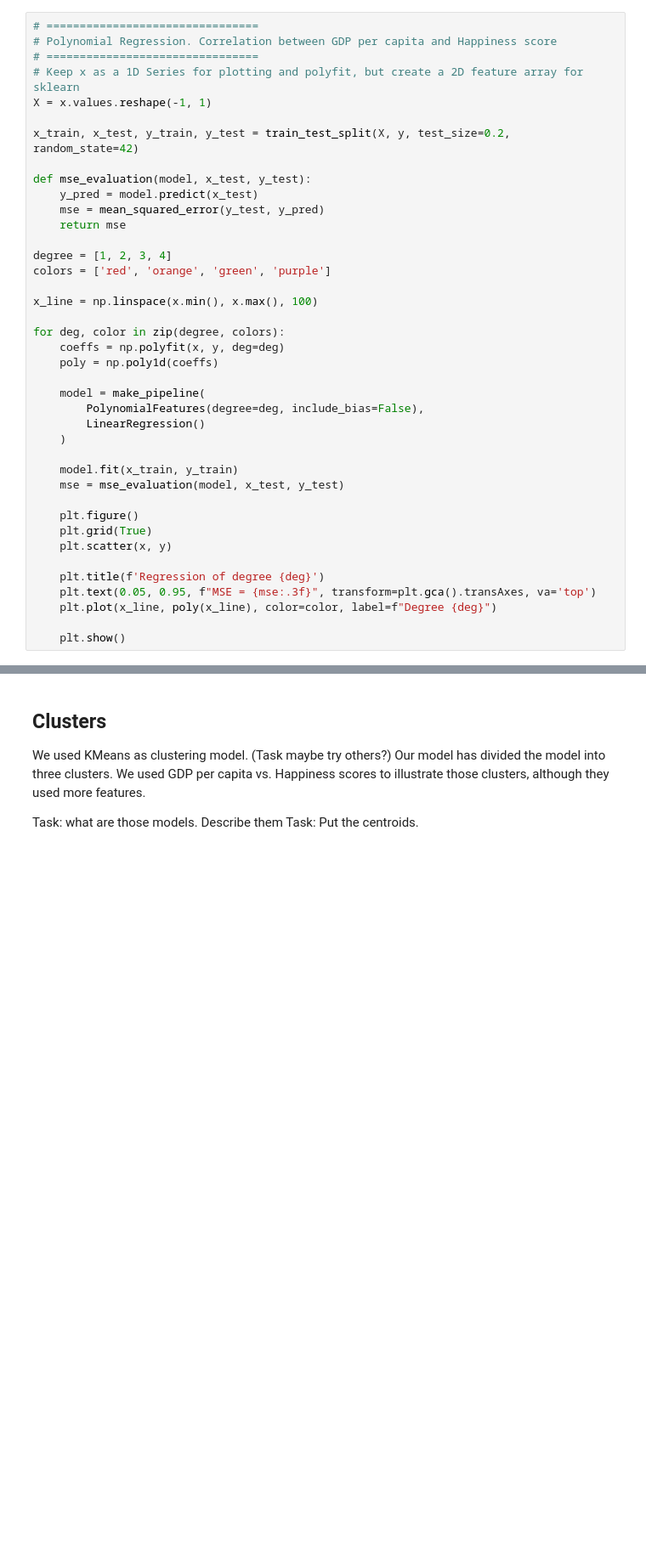
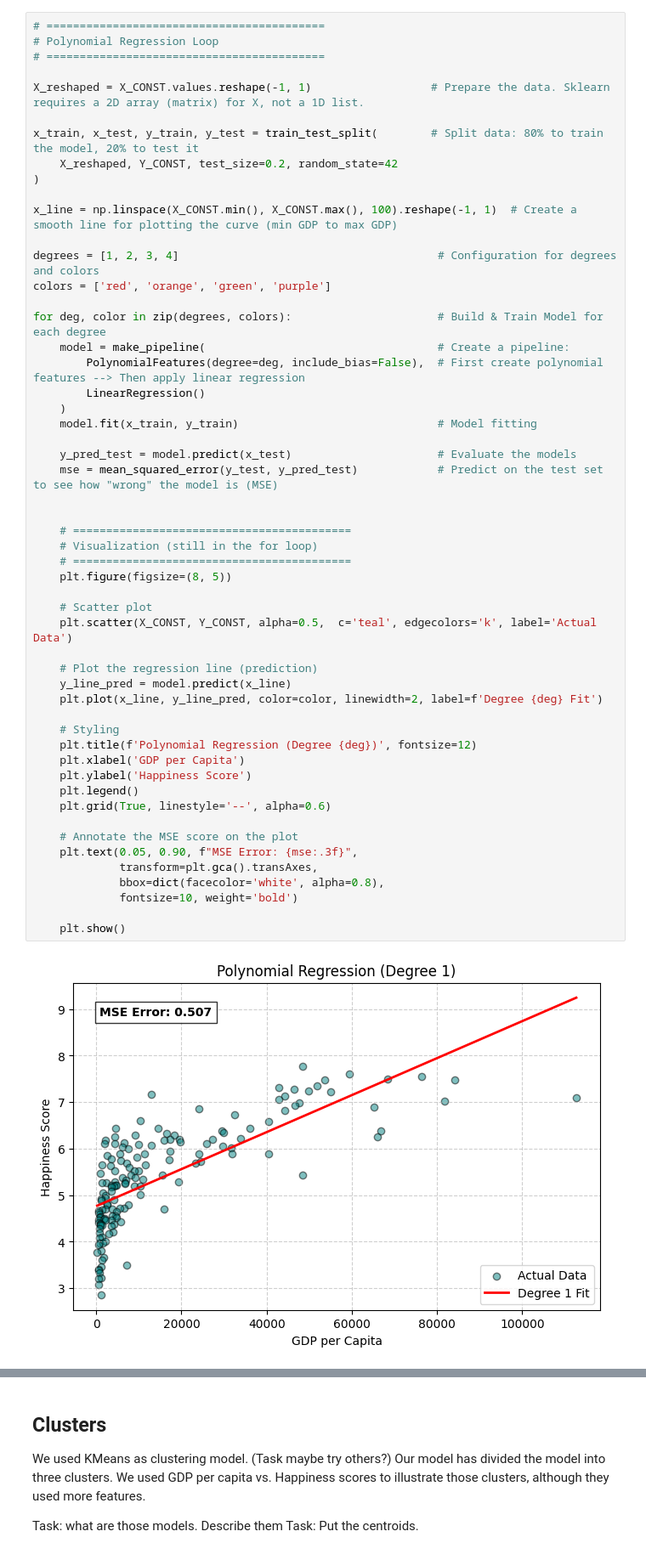
Before and after one commit to yernur776/UFUG1601---Social-Trends-Analyzer, a Jupyter notebook: SocialTrendsAnalyzer.ipynb, the cells around one changed output, grey strips where cells are left out. Shown at 85% size. Saved outputs shown, nothing was run; the diff lists cells and outputs as text; blank space fills up the shorter version.

```diff
--- a/SocialTrendsAnalyzer.ipynb
+++ b/SocialTrendsAnalyzer.ipynb
@@ -371,40 +738,55 @@ for country in countries_to_label:
 # %%
-# ================================
-# Polynomial Regression. Correlation between GDP per capita and Happiness score
-# ================================
-# Keep x as a 1D Series for plotting and polyfit, but create a 2D feature array for sklearn
-X = x.values.reshape(-1, 1)
+# ==========================================
+# Polynomial Regression Loop
+# ==========================================
 
-x_train, x_test, y_train, y_test = train_test_split(X, y, test_size=0.2, random_state=42)
+X_reshaped = X_CONST.values.reshape(-1, 1)                  # Prepare the data. Sklearn requires a 2D array (matrix) for X, not a 1D list.
 
-def mse_evaluation(model, x_test, y_test):
-    y_pred = model.predict(x_test)
-    mse = mean_squared_error(y_test, y_pred)
-    return mse
+x_train, x_test, y_train, y_test = train_test_split(        # Split data: 80% to train the model, 20% to test it
+    X_reshaped, Y_CONST, test_size=0.2, random_state=42
+)
 
-degree = [1, 2, 3, 4]
+x_line = np.linspace(X_CONST.min(), X_CONST.max(), 100).reshape(-1, 1)  # Create a smooth line for plotting the curve (min GDP to max GDP)
+
+degrees = [1, 2, 3, 4]                                       # Configuration for degrees and colors
 colors = ['red', 'orange', 'green', 'purple']
 
-x_line = np.linspace(x.min(), x.max(), 100)
-
-for deg, color in zip(degree, colors):
-    coeffs = np.polyfit(x, y, deg=deg)
-    poly = np.poly1d(coeffs)
-
-    model = make_pipeline(
-        PolynomialFeatures(degree=deg, include_bias=False),
+for deg, color in zip(degrees, colors):                      # Build & Train Model for each degree
+    model = make_pipeline(                                   # Create a pipeline:
+        PolynomialFeatures(degree=deg, include_bias=False),  # First create polynomial features --> Then apply linear regression
         LinearRegression()
     )
+    model.fit(x_train, y_train)                              # Model fitting
 
-    model.fit(x_train, y_train)
-    mse = mse_evaluation(model, x_test, y_test)
+    y_pred_test = model.predict(x_test)                      # Evaluate the models
+    mse = mean_squared_error(y_test, y_pred_test)            # Predict on the test set to see how "wrong" the model is (MSE)
 
-    plt.figure()
-    plt.grid(True)
-    plt.scatter(x, y)
 
-    plt.title(f'Regression of degree {deg}')
-    plt.text(0.05, 0.95, f"MSE = {mse:.3f}", transform=plt.gca().transAxes, va='top')
-    plt.plot(x_line, poly(x_line), color=color, label=f"Degree {deg}")
+    # ==========================================
+    # Visualization (still in the for loop)
+    # ==========================================
+    plt.figure(figsize=(8, 5))
+
+    # Scatter plot
+    plt.scatter(X_CONST, Y_CONST, alpha=0.5,  c='teal', edgecolors='k', label='Actual Data')
+
+    # Plot the regression line (prediction)
+    y_line_pred = model.predict(x_line)
+    plt.plot(x_line, y_line_pred, color=color, linewidth=2, label=f'Degree {deg} Fit')
+
+    # Styling
+    plt.title(f'Polynomial Regression (Degree {deg})', fontsize=12)
+    plt.xlabel('GDP per Capita')
+    plt.ylabel('Happiness Score')
+    plt.legend()
+    plt.grid(True, linestyle='--', alpha=0.6)
+
+    # Annotate the MSE score on the plot
+    plt.text(0.05, 0.90, f"MSE Error: {mse:.3f}",
+             transform=plt.gca().transAxes,
+             bbox=dict(facecolor='white', alpha=0.8),
+             fontsize=10, weight='bold')
 
     plt.show()
+# %% [output]
+[figure, added]
```
Also changed, not shown: parts of 67 cells of this notebook.
